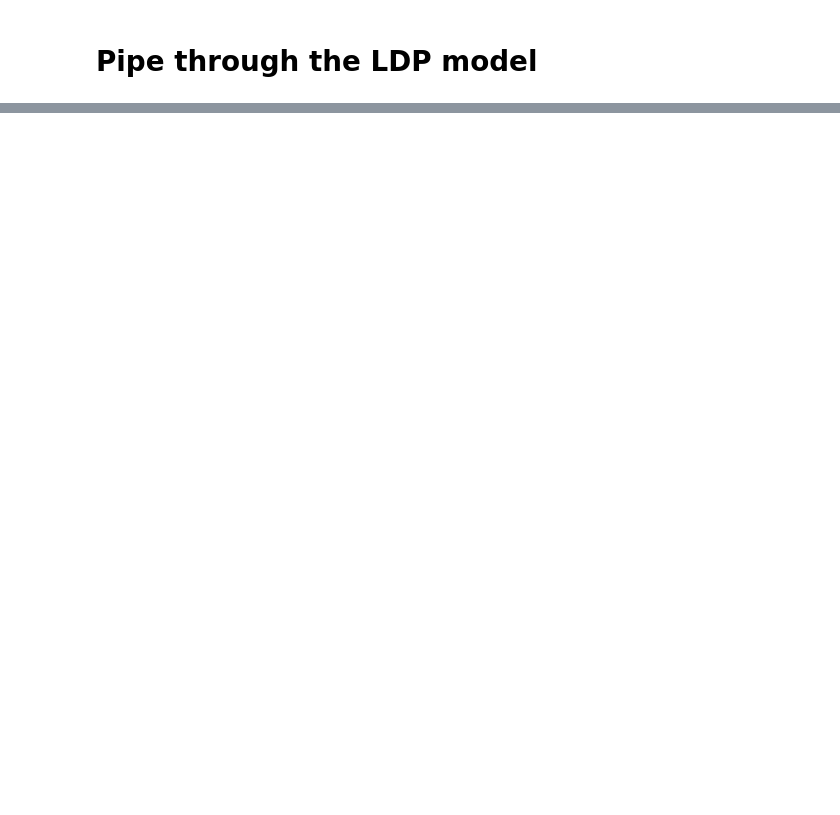
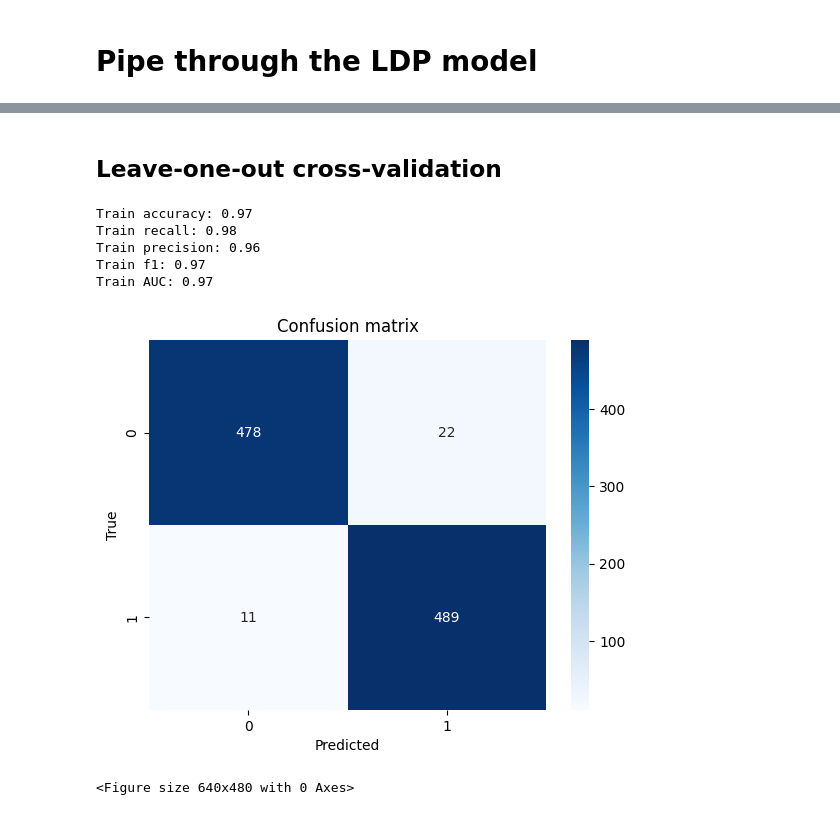
Before and after one commit to Wotaker/masters-thesis, a Jupyter notebook: master_thesis/training/train.ipynb, the cells around one changed output, grey strips where cells are left out. Saved outputs shown, nothing was run; the diff lists cells and outputs as text; code cells hidden in the pictures; blank space fills up the shorter version.

```diff
--- a/master_thesis/training/train.ipynb
+++ b/master_thesis/training/train.ipynb
@@ -4,8 +4,17 @@ from typing import List, Tuple, Optional
 import os
 import numpy as np
 import networkx as nx
+import matplotlib.pyplot as plt
+from sklearn.model_selection import KFold
+from tqdm import tqdm
 
 from master_thesis.classification_models import LDPModel
+from master_thesis.tools.plots import plot_sample_networks
+
+SEED = 42
+K_FOLDS = 10
+NETWORKS_DIR_PATH = "/Users/wciezobka/sano/projects/masters-thesis/Datasets/Synthetic/ScaleFreeBias/networks"
+# NETWORKS_DIR_PATH = "/Users/wciezobka/sano/projects/masters-thesis/Datasets/NeuroFlicksGC/networks"
 # %% [markdown]
 # Load dataset
 # %%
@@ -39,6 +59,2 @@ X, y = load_networks(NETWORKS_DIR_PATH)
 # %% [markdown]
 # Pipe through the LDP model
-# %%
-model = LDPModel()
-model.fit(X, y)
-y_hat = model.predict(X)
@@ -54,0 +61,32 @@ Train AUC: 1.00
+# %% [markdown]
+## Leave-one-out cross-validation
+# %%
+kfold = KFold(n_splits=K_FOLDS, shuffle=True, random_state=SEED)
+y_gold_acc, y_hat_acc = [], []
+for i, (train_index, test_index) in tqdm(enumerate(kfold.split(X)), total=K_FOLDS, desc="Cross-validation"):
+    X_train, X_test = [X[i] for i in train_index], [X[i] for i in test_index]
+    y_train, y_test = [y[i] for i in train_index], [y[i] for i in test_index]
+
+    # Train model
+    model = LDPModel()
+    model.fit(X_train, y_train)
+
+    # Predict
+    y_hat = model.predict(X_test)
+    y_gold_acc.append(y_test)
+    y_hat_acc.append(y_hat)
+
+# Concatenate lists
+y_gold = np.concatenate(y_gold_acc)
+y_hat = np.concatenate(y_hat_acc)
+
+# Evaluate classification
+model.evaluate(y_gold, y_hat)
+# %% [output]
+Train accuracy: 0.97
+Train recall: 0.98
+Train precision: 0.96
+Train f1: 0.97
+Train AUC: 0.97
+[figure, added]
+<Figure size 640x480 with 0 Axes>
```
Also changed, not shown: parts of 7 cells of this notebook, 2 other files.
